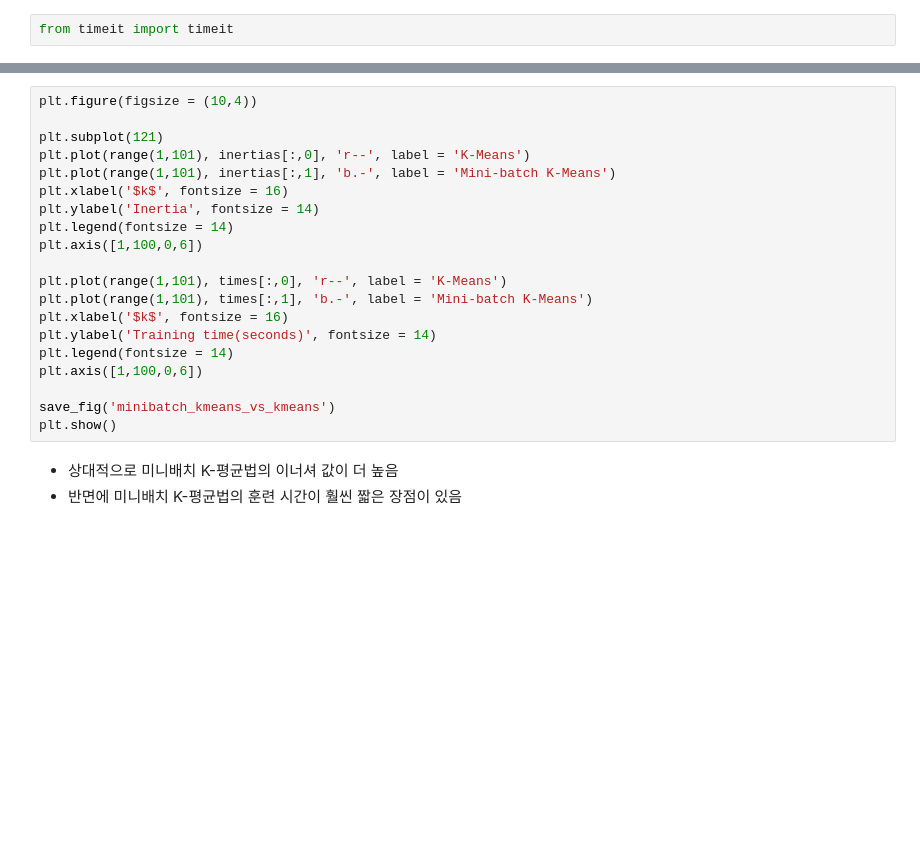
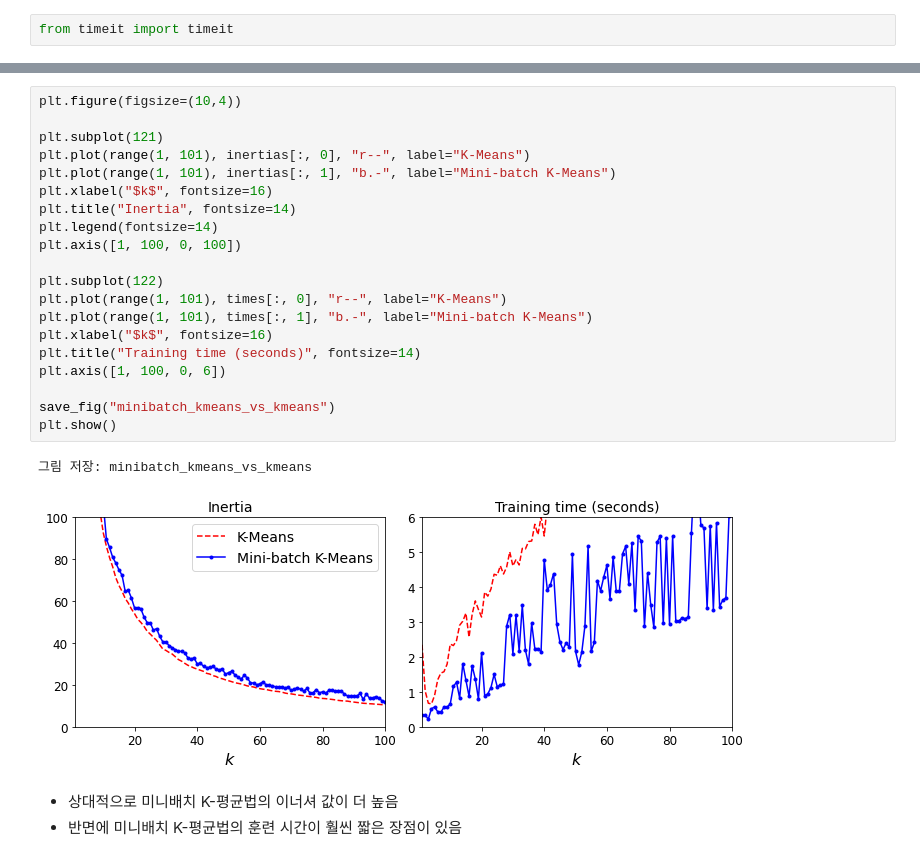
Before and after one commit to mg4432/HandsOn-ML, a Jupyter notebook: Unsupervised_learning.ipynb, the cells around one changed output, grey strips where cells are left out. Cells and saved outputs as stored; diff of their text form; blank space fills up the shorter version.

```diff
--- a/Unsupervised_learning.ipynb
+++ b/Unsupervised_learning.ipynb
@@ -562,23 +562,26 @@ for k in range(1,101) :
 # %%
-plt.figure(figsize = (10,4))
+plt.figure(figsize=(10,4))
 
 plt.subplot(121)
-plt.plot(range(1,101), inertias[:,0], 'r--', label = 'K-Means')
-plt.plot(range(1,101), inertias[:,1], 'b.-', label = 'Mini-batch K-Means')
-plt.xlabel('$k$', fontsize = 16)
-plt.ylabel('Inertia', fontsize = 14)
-plt.legend(fontsize = 14)
-plt.axis([1,100,0,6])
+plt.plot(range(1, 101), inertias[:, 0], "r--", label="K-Means")
+plt.plot(range(1, 101), inertias[:, 1], "b.-", label="Mini-batch K-Means")
+plt.xlabel("$k$", fontsize=16)
+plt.title("Inertia", fontsize=14)
+plt.legend(fontsize=14)
+plt.axis([1, 100, 0, 100])
 
-plt.plot(range(1,101), times[:,0], 'r--', label = 'K-Means')
-plt.plot(range(1,101), times[:,1], 'b.-', label = 'Mini-batch K-Means')
-plt.xlabel('$k$', fontsize = 16)
-plt.ylabel('Training time(seconds)', fontsize = 14)
-plt.legend(fontsize = 14)
-plt.axis([1,100,0,6])
+plt.subplot(122)
+plt.plot(range(1, 101), times[:, 0], "r--", label="K-Means")
+plt.plot(range(1, 101), times[:, 1], "b.-", label="Mini-batch K-Means")
+plt.xlabel("$k$", fontsize=16)
+plt.title("Training time (seconds)", fontsize=14)
+plt.axis([1, 100, 0, 6])
 
-save_fig('minibatch_kmeans_vs_kmeans')
+save_fig("minibatch_kmeans_vs_kmeans")
 plt.show()
+# %% [output]
+그림 저장: minibatch_kmeans_vs_kmeans
+[figure, added]
 # %% [markdown]
 - 상대적으로 미니배치 K\-평균법의 이너셔 값이 더 높음
 - 반면에 미니배치 K\-평균법의 훈련 시간이 훨씬 짧은 장점이 있음
```
Also changed, not shown: parts of 1 cell of this notebook.
